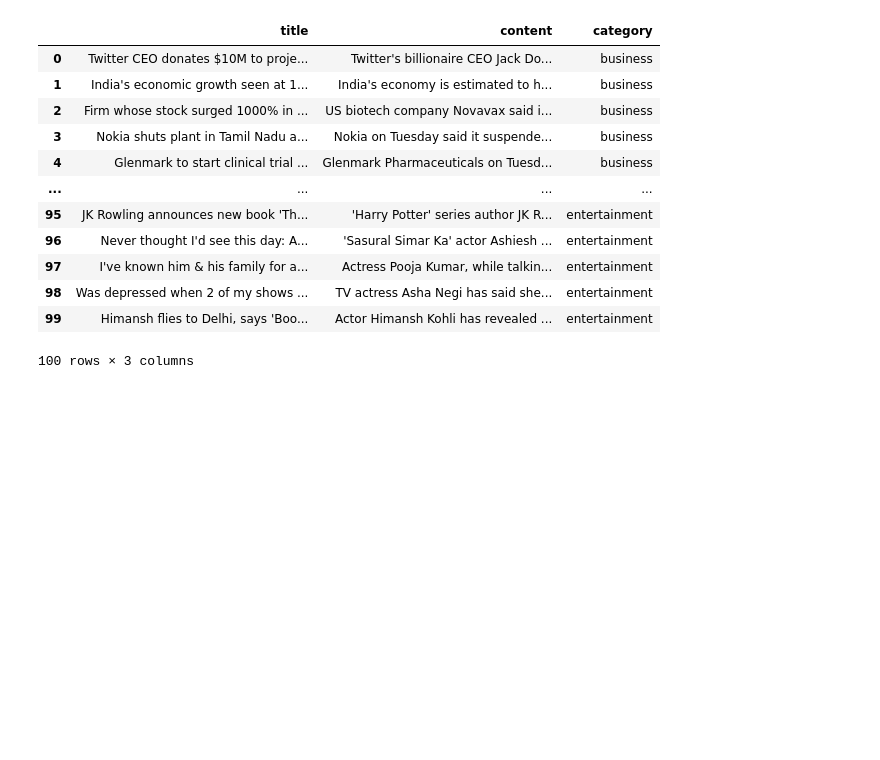
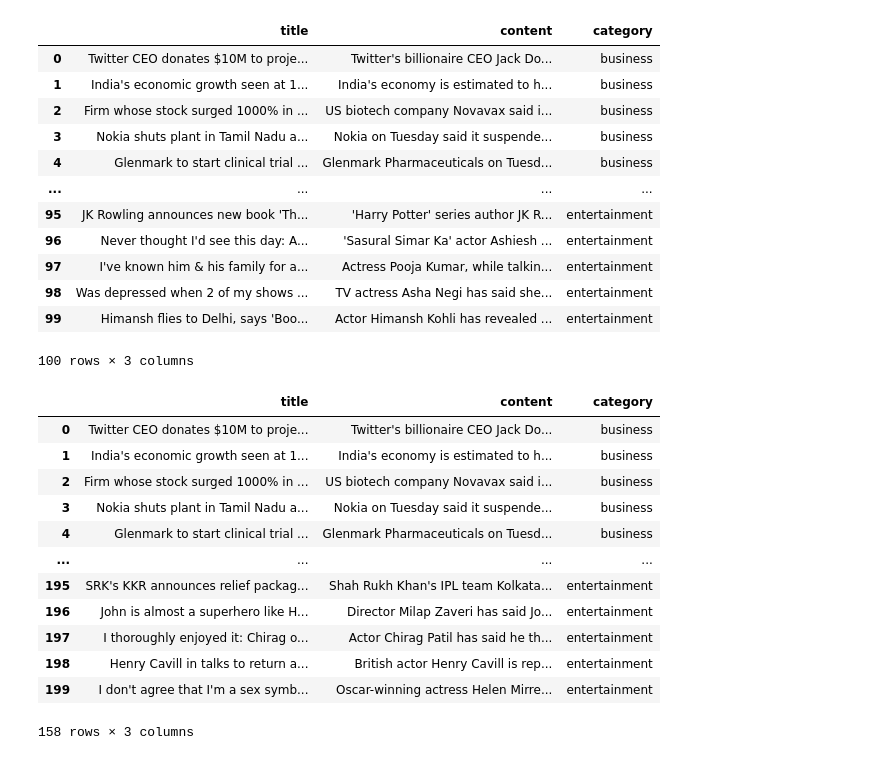
Before and after one commit to brandireger/natural_language_processing, a Jupyter notebook: data_acquisition.ipynb, the cells around one changed output. Cells and saved outputs as stored; diff of their text form; code cells hidden in the pictures; blank space fills up the shorter version.

```diff
--- a/data_acquisition.ipynb
+++ b/data_acquisition.ipynb
@@ -495,3 +495,30 @@ inshort_articles
 | 98 | Was depressed when 2 of my shows ... | TV actress Asha Negi has said she... | entertainment |
 | 99 | Himansh flies to Delhi, says 'Boo... | Actor Himansh Kohli has revealed ... | entertainment |
 100 rows × 3 columns
+# %%
+categories = ['https://inshorts.com/en/read/business',
+              'https://inshorts.com/en/read/sports',
+              'https://inshorts.com/en/read/technology',
+              'https://inshorts.com/en/read/entertainment']
+
+for category in categories:
+    df = get_inshort_articles(category)
+    inshort_articles = inshort_articles.append(df, ignore_index=True)
+
+inshort_articles = inshort_articles.drop_duplicates()
+
+inshort_articles
+# %% [output]
+|  | title | content | category |
+| 0 | Twitter CEO donates $10M to proje... | Twitter's billionaire CEO Jack Do... | business |
+| 1 | India's economic growth seen at 1... | India's economy is estimated to h... | business |
+| 2 | Firm whose stock surged 1000% in ... | US biotech company Novavax said i... | business |
+| 3 | Nokia shuts plant in Tamil Nadu a... | Nokia on Tuesday said it suspende... | business |
+| 4 | Glenmark to start clinical trial ... | Glenmark Pharmaceuticals on Tuesd... | business |
+| ... | ... | ... | ... |
+| 195 | SRK's KKR announces relief packag... | Shah Rukh Khan's IPL team Kolkata... | entertainment |
+| 196 | John is almost a superhero like H... | Director Milap Zaveri has said Jo... | entertainment |
+| 197 | I thoroughly enjoyed it: Chirag o... | Actor Chirag Patil has said he th... | entertainment |
+| 198 | Henry Cavill in talks to return a... | British actor Henry Cavill is rep... | entertainment |
+| 199 | I don't agree that I'm a sex symb... | Oscar-winning actress Helen Mirre... | entertainment |
+158 rows × 3 columns
```
Also changed, not shown: parts of 4 cells of this notebook, 4 other files.
